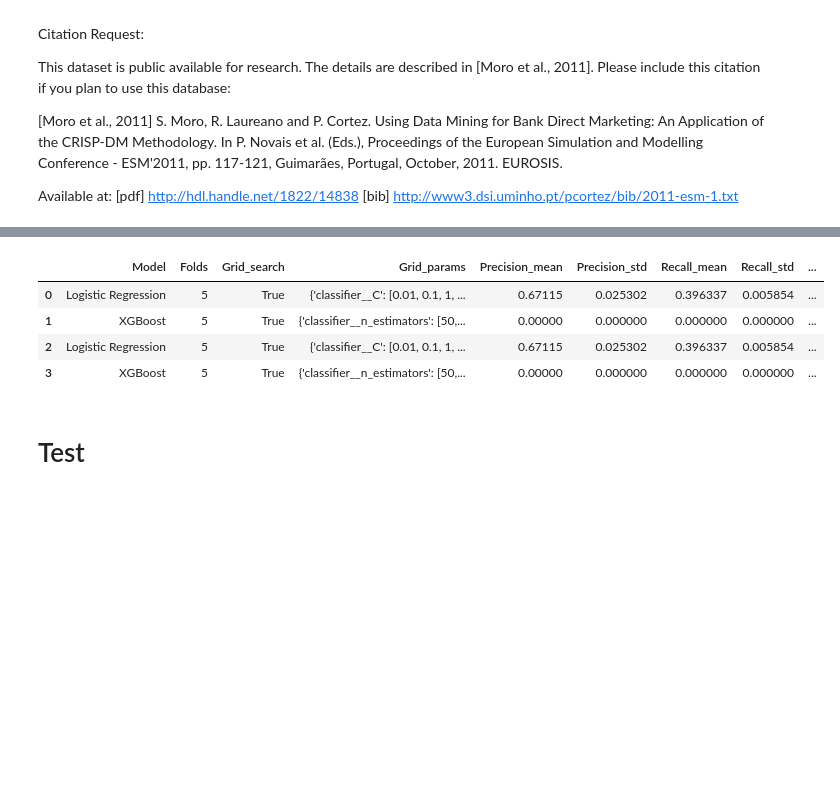
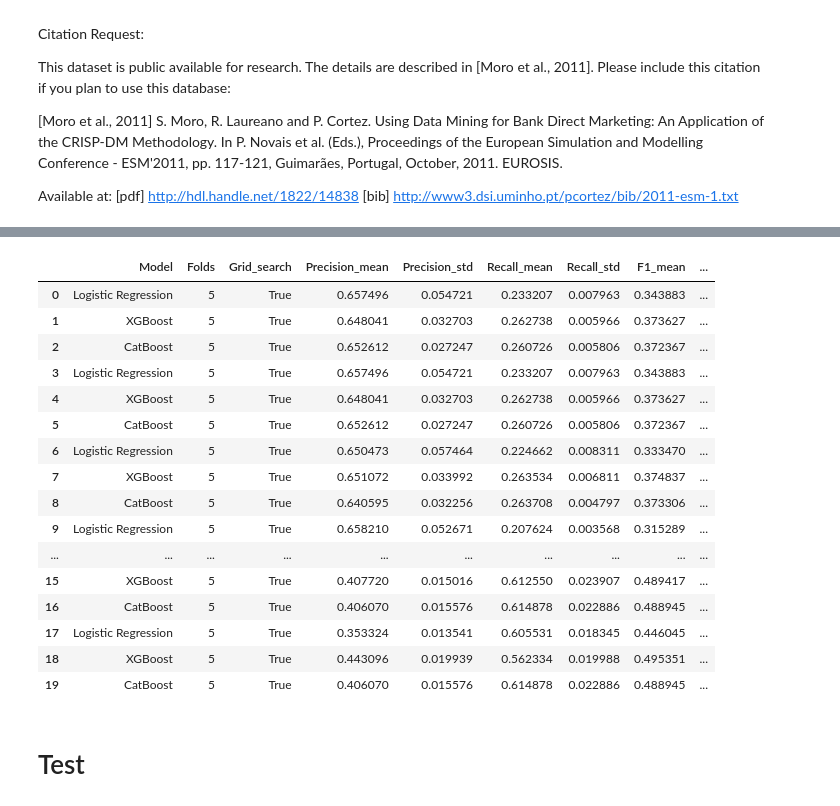
Before and after one commit to Xenodion/supervised_ml_project_waerniers_lamy, a Jupyter notebook: project.ipynb, the cells around one changed output, grey strips where cells are left out. Cells and saved outputs as stored; diff of their text form; code cells hidden in the pictures; blank space fills up the shorter version.

Commit message:
undersampling

```diff
--- a/project.ipynb
+++ b/project.ipynb
@@ -429,8 +104,8 @@ models = {
     'Logistic Regression': LogisticRegression(),
     # 'Random Forest': RandomForestClassifier(),
     # 'Gradient Boosting': GradientBoostingClassifier(),
-    'XGBoost': XGBClassifier()
-    # 'CatBoost': CatBoostClassifier(verbose=0)
+    'XGBoost': XGBClassifier(),
+    'CatBoost': CatBoostClassifier(verbose=0)
     # 'k-Nearest Neighbors': KNeighborsClassifier(),
     # 'Support Vector Machine': SVC()
 }
@@ -436,0 +124,13 @@ models = {
+# %%
+# Fonction pour créer la variable 'age_cat'
+def add_age_cat(X: pd.DataFrame):
+    X['age_cat'] = pd.cut(
+        X['age'],
+        bins=[0, 25, 30, 35, 40, 45, 50, 55, 60, 100],
+        labels=['<25', '25-30', '30-35', '35-40', '40-45', '45-50', '50-55', '55-60', '60+']
+    )
+    return X
+
+def pdays_replace(X: pd.DataFrame):
+    X.loc[X.pdays == 999, 'pdays'] = -1
+    return X
@@ -437,12 +140,44 @@ models = {
 # %%
-train_k_fold_grid(X_train=X,
-                  y_train=y,
-                  preprocessor=preprocessor,
-                  n_folds=5,
-                  param_grids=param_grids,
-                  models=models,
-                  scoring_metrics=metrics,
-                  logs=pd.read_csv(os.path.join(cwd, 'data', 'logs.csv')))
+num_cols = ['age', 'campaign', 'pdays', 'previous', 'emp.var.rate', 'cons.price.idx', 'cons.conf.idx', 'euribor3m', 'nr.employed']
+bool_cols = []
+onehot_cols = ['job', 'marital', 'default', 'housing', 'loan', 'poutcome']
+
+ordinal_cols = ["education", "contact", "month", "day_of_week"]
+ordinal_categories = [["unknown", "illiterate","basic.4y","basic.6y","basic.9y","high.school","professional.course","university.degree"],
+                      ["cellular", "telephone"],
+                      ["mar", "apr", "may", "jun", "jul", "aug", "sep", "oct", "nov", "dec"],
+                      ["mon", "tue", "wed", "thu", "fri"]
+                      ]
+
+# Feature engineering functions
+ft_eng_age = FunctionTransformer(add_age_cat,validate=False)
+ft_eng_pdays = FunctionTransformer(pdays_replace, validate=False)
+
+# Column transformers for preprocessing
+preprocessor = ColumnTransformer(transformers=[('drop_cols', 'drop', ['duration']),
+                                               ('numerical', StandardScaler(), num_cols),
+                                               ('one_hot', OneHotEncoder(), onehot_cols),
+                                               ('ordinal', OrdinalEncoder(categories = ordinal_categories), ordinal_cols)])
+
+undersampler = RandomUnderSampler(sampling_strategy=0.75, random_state=42)
+
+for model_name, model in tqdm(models.items(), desc="Evaluating models"):
+
+    pipeline = ImbPipeline(steps=[#('ft_eng_age', ft_eng_age),
+                               # ('ft_eng_pdays', ft_eng_pdays),
+                               ('preprocessor', preprocessor),
+                               ('undersample', undersampler),
+                               ('classifier', model)])
+
+    train_k_fold(X_train=X,
+                 y_train=y,
+                 pipeline=pipeline,
+                 n_folds=5,
+                 model_name = model_name,
+                 param_grids=param_grids,
+                 scoring_metrics=metrics,
+                 refit_metric='f1',
+                 logs=pd.read_csv(os.path.join(cwd, 'data', 'logs.csv')))
 
 pd.read_csv(os.path.join(cwd, 'data', 'logs.csv'))
 # %% [output]
@@ -486,8 +214,20 @@ Saved model at saved_models\XGBoost_model_1762428385.pkl
-|  | Model | Folds | Grid_search | Grid_params | Precision_mean | Precision_std | Recall_mean | Recall_std | ... |
-| 0 | Logistic Regression | 5 | True | {'classifier__C': [0.01, 0.1, 1, ... | 0.67115 | 0.025302 | 0.396337 | 0.005854 | ... |
-| 1 | XGBoost | 5 | True | {'classifier__n_estimators': [50,... | 0.00000 | 0.000000 | 0.000000 | 0.000000 | ... |
-| 2 | Logistic Regression | 5 | True | {'classifier__C': [0.01, 0.1, 1, ... | 0.67115 | 0.025302 | 0.396337 | 0.005854 | ... |
-| 3 | XGBoost | 5 | True | {'classifier__n_estimators': [50,... | 0.00000 | 0.000000 | 0.000000 | 0.000000 | ... |
+|  | Model | Folds | Grid_search | Precision_mean | Precision_std | Recall_mean | Recall_std | F1_mean | ... |
+| 0 | Logistic Regression | 5 | True | 0.657496 | 0.054721 | 0.233207 | 0.007963 | 0.343883 | ... |
+| 1 | XGBoost | 5 | True | 0.648041 | 0.032703 | 0.262738 | 0.005966 | 0.373627 | ... |
+| 2 | CatBoost | 5 | True | 0.652612 | 0.027247 | 0.260726 | 0.005806 | 0.372367 | ... |
+| 3 | Logistic Regression | 5 | True | 0.657496 | 0.054721 | 0.233207 | 0.007963 | 0.343883 | ... |
+| 4 | XGBoost | 5 | True | 0.648041 | 0.032703 | 0.262738 | 0.005966 | 0.373627 | ... |
+| 5 | CatBoost | 5 | True | 0.652612 | 0.027247 | 0.260726 | 0.005806 | 0.372367 | ... |
+| 6 | Logistic Regression | 5 | True | 0.650473 | 0.057464 | 0.224662 | 0.008311 | 0.333470 | ... |
+| 7 | XGBoost | 5 | True | 0.651072 | 0.033992 | 0.263534 | 0.006811 | 0.374837 | ... |
+| 8 | CatBoost | 5 | True | 0.640595 | 0.032256 | 0.263708 | 0.004797 | 0.373306 | ... |
+| 9 | Logistic Regression | 5 | True | 0.658210 | 0.052671 | 0.207624 | 0.003568 | 0.315289 | ... |
+| ... | ... | ... | ... | ... | ... | ... | ... | ... | ... |
+| 15 | XGBoost | 5 | True | 0.407720 | 0.015016 | 0.612550 | 0.023907 | 0.489417 | ... |
+| 16 | CatBoost | 5 | True | 0.406070 | 0.015576 | 0.614878 | 0.022886 | 0.488945 | ... |
+| 17 | Logistic Regression | 5 | True | 0.353324 | 0.013541 | 0.605531 | 0.018345 | 0.446045 | ... |
+| 18 | XGBoost | 5 | True | 0.443096 | 0.019939 | 0.562334 | 0.019988 | 0.495351 | ... |
+| 19 | CatBoost | 5 | True | 0.406070 | 0.015576 | 0.614878 | 0.022886 | 0.488945 | ... |
 # %% [markdown]
 # Test
 # %%
```
Also changed, not shown: parts of 15 cells of this notebook, 38 other files.
